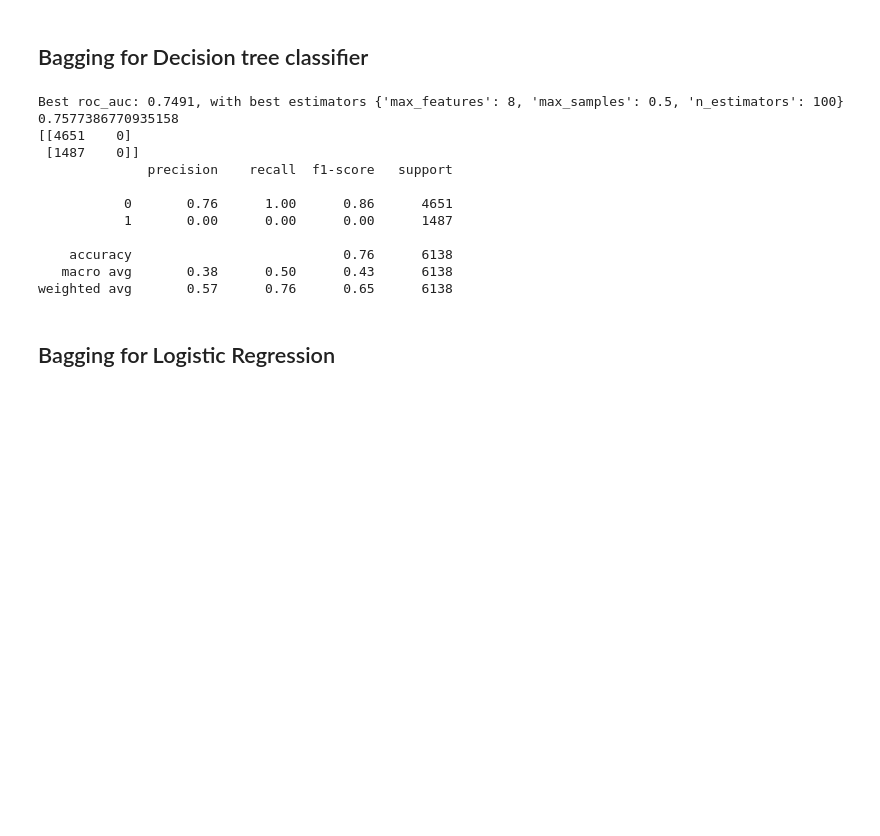
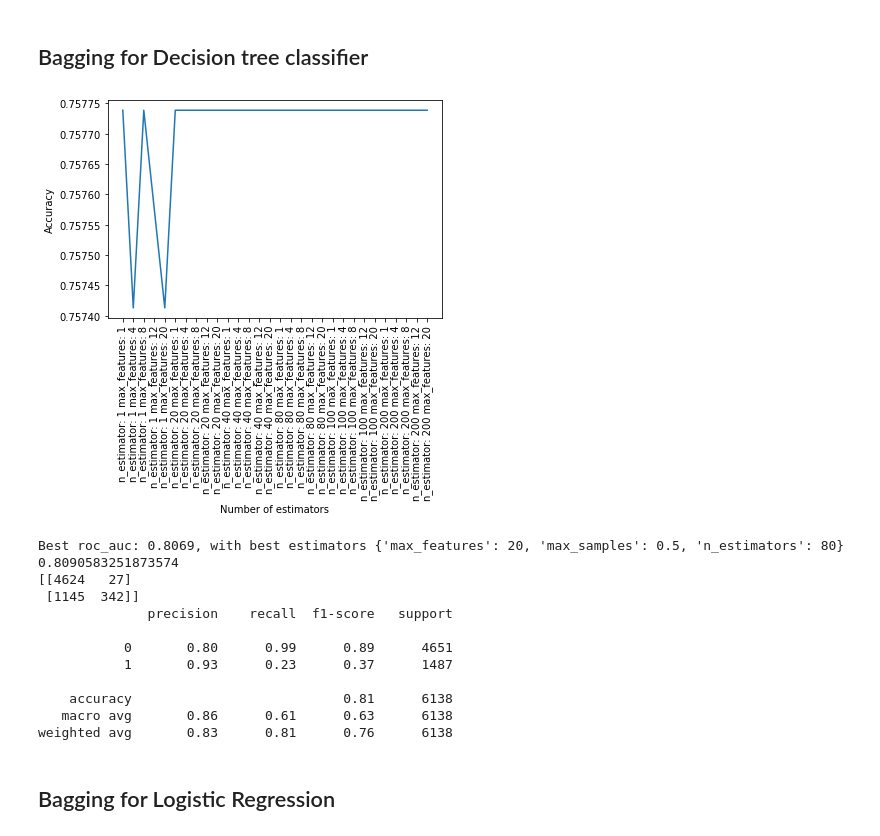
Before and after one commit to skakarla006/proj, a Jupyter notebook: Project2-Classification.ipynb, the cells around one changed output. Saved outputs shown, nothing was run; the diff lists cells and outputs as text; code cells hidden in the pictures; blank space fills up the shorter version.

Commit message:
graphs

```diff
--- a/Project2-Classification.ipynb
+++ b/Project2-Classification.ipynb
@@ -692,9 +692,34 @@ weighted avg       0.84      0.85      0.84      6138
 ROC AUC Score: 0.755789334267587
 # %% [markdown]
 ## Bagging for Decision tree classifier
+# %%
+n_estimators = [1,20,40,80,100,200]
+max_features = [1,4,8,12,20]
+params=[]
+accuracy = []
+
+for estimator in n_estimators:
+    for features in max_features:
+        clf = BaggingClassifier(DecisionTreeClassifier(random_state=0, max_depth = 7), \
+                                max_samples=0.5, \
+                                max_features=features, \
+                                n_estimators=estimator, \
+                               bootstrap=True, random_state=0, oob_score=True)
+        clf.fit(X, y)
+        acc = clf.score(X_test, y_test)
+        params.append("n_estimator: "+str(estimator)+" max_features: "+str(features))
+        accuracy.append(acc)
+
+plt.plot(params, accuracy)
+plt.xlabel("Number of estimators")
+plt.xticks(rotation=90)
+plt.ylabel("Accuracy")
+plt.show()
+# %% [output]
+[figure, added]
 # %%
-tuned_parameters = {"n_estimators": range(100,1001,100),
-                    "max_features":[1,2,4,6,8],
+tuned_parameters = {"n_estimators": [1,20,40,80,100,200],
+                    "max_features":[1,4,8,12,20],
                     "max_samples": [0.5,0.1],
                     }
 dt = DecisionTreeClassifier(random_state=0, max_depth = 7)
@@ -708,17 +733,17 @@ print(accuracy_score(y_test, y_pred))
 print(confusion_matrix(y_test, y_pred))
 print(classification_report(y_test, y_pred))
 # %% [output]
-Best roc_auc: 0.7491, with best estimators {'max_features': 8, 'max_samples': 0.5, 'n_estimators': 100}
-0.7577386770935158
-[[4651    0]
- [1487    0]]
+Best roc_auc: 0.8069, with best estimators {'max_features': 20, 'max_samples': 0.5, 'n_estimators': 80}
+0.8090583251873574
+[[4624   27]
+ [1145  342]]
               precision    recall  f1-score   support
 
-           0       0.76      1.00      0.86      4651
-           1       0.00      0.00      0.00      1487
+           0       0.80      0.99      0.89      4651
+           1       0.93      0.23      0.37      1487
 
-    accuracy                           0.76      6138
-   macro avg       0.38      0.50      0.43      6138
-weighted avg       0.57      0.76      0.65      6138
+    accuracy                           0.81      6138
+   macro avg       0.86      0.61      0.63      6138
+weighted avg       0.83      0.81      0.76      6138
 # %% [markdown]
 ## Bagging for Logistic Regression
```
Also changed, not shown: parts of 10 cells of this notebook.
